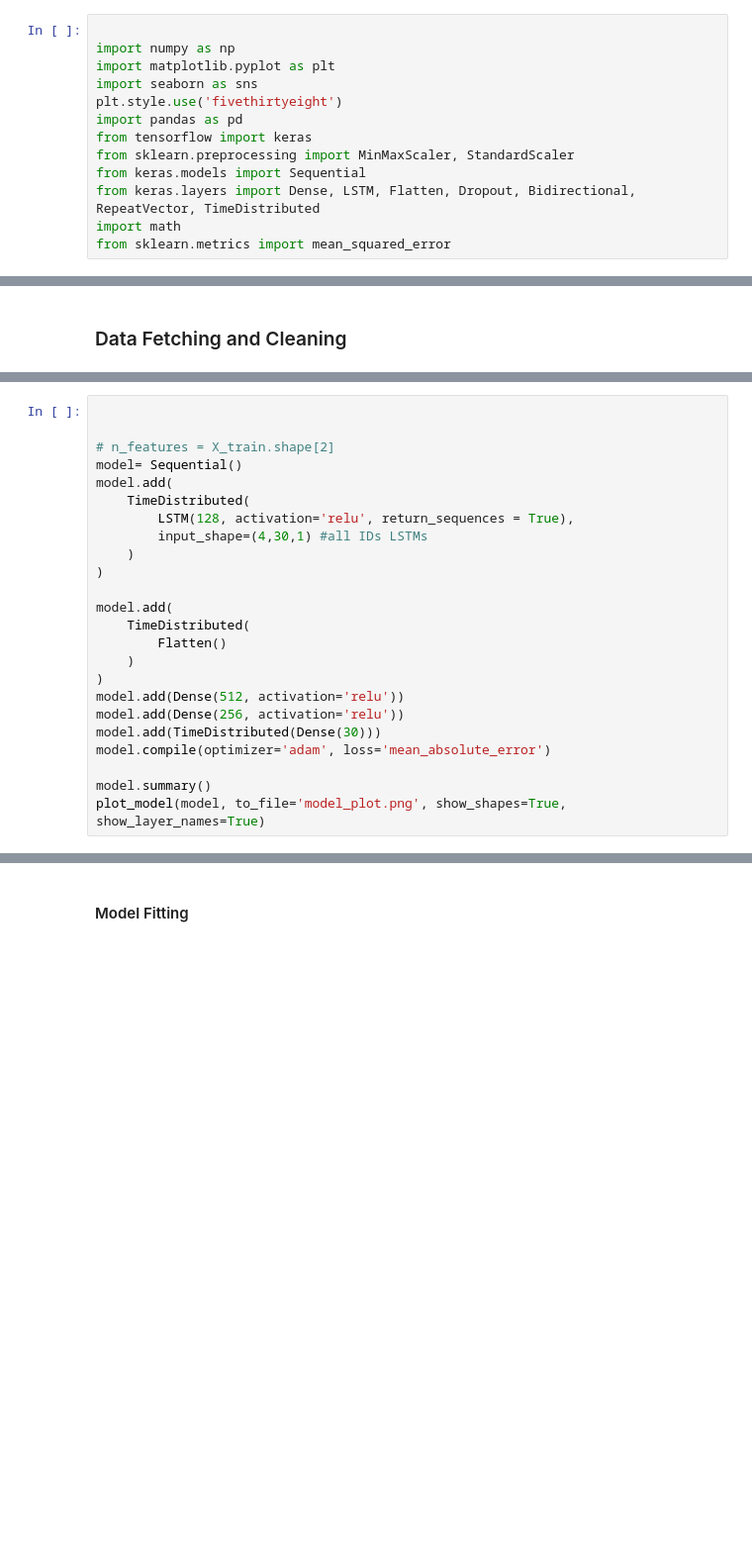
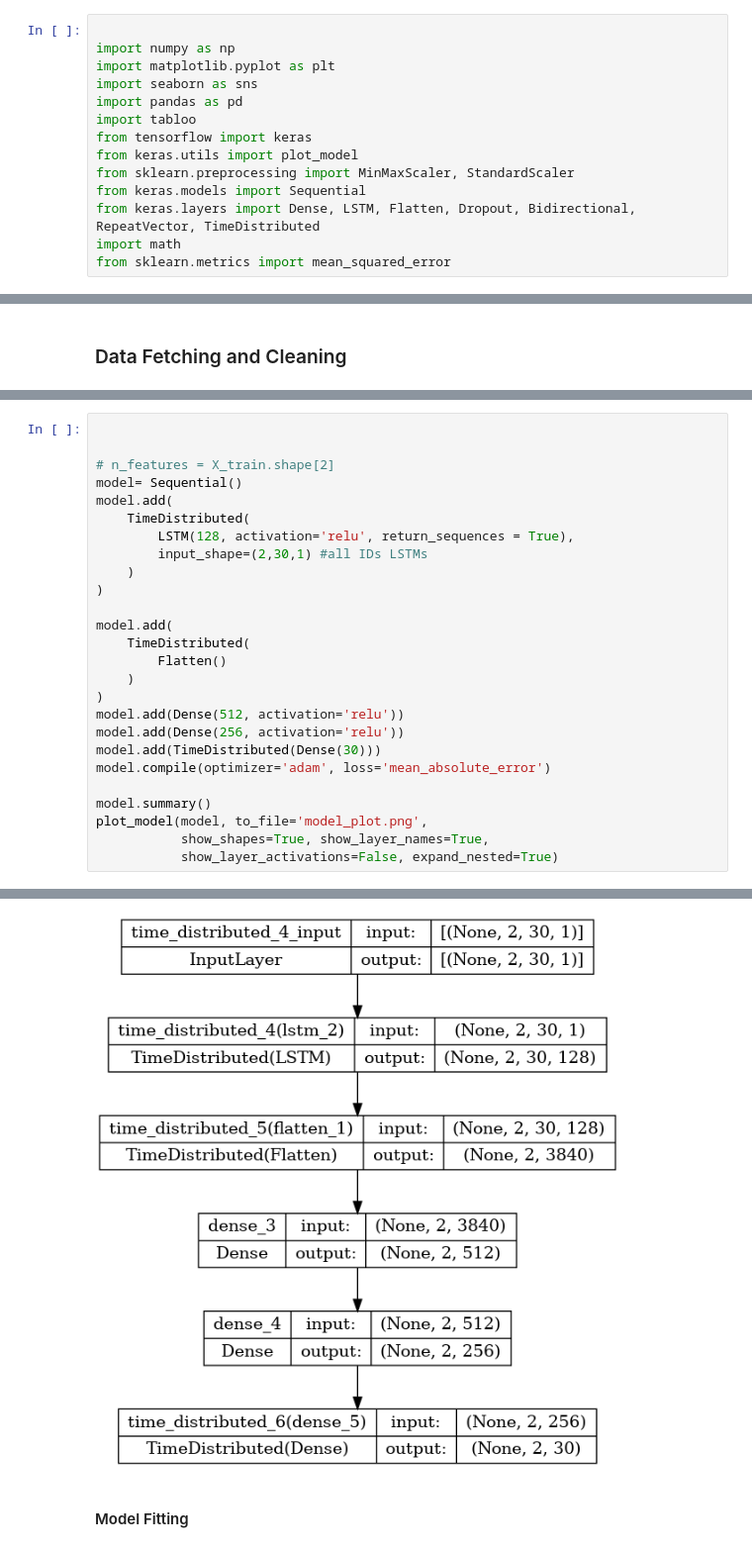
Before and after one commit to abdul2k10023/ML_CAN_IDS, a Jupyter notebook: multi_IDs.ipynb, the cells around one changed output, grey strips where cells are left out. Shown: that part at 99% size. Cells and saved outputs as stored; diff of their text form; blank space fills up the shorter version.

Commit message:
Adjusted and reshaped the data to match the Model Inputs

```diff
--- a/multi_IDs.ipynb
+++ b/multi_IDs.ipynb
@@ -24,9 +24,10 @@ print('4: ', tf.config.get_visible_devices())
 import numpy as np
 import matplotlib.pyplot as plt
 import seaborn as sns
-plt.style.use('fivethirtyeight')
 import pandas as pd
+import tabloo
 from tensorflow import keras
+from keras.utils import plot_model
 from sklearn.preprocessing import MinMaxScaler, StandardScaler
 from keras.models import Sequential
 from keras.layers import Dense, LSTM, Flatten, Dropout, Bidirectional, RepeatVector, TimeDistributed
@@ -127,7 +212,7 @@ model= Sequential()
 model.add(
     TimeDistributed(
         LSTM(128, activation='relu', return_sequences = True),
-        input_shape=(4,30,1) #all IDs LSTMs
+        input_shape=(2,30,1) #all IDs LSTMs
     )
 )
 
@@ -142,5 +227,7 @@ model.add(TimeDistributed(Dense(30)))
 model.compile(optimizer='adam', loss='mean_absolute_error')
 
 model.summary()
-plot_model(model, to_file='model_plot.png', show_shapes=True, show_layer_names=True)
+plot_model(model, to_file='model_plot.png',
+           show_shapes=True, show_layer_names=True,
+           show_layer_activations=False, expand_nested=True)
 # %% [output]
@@ -161,7 +247,8 @@ time_distributed_22 (TimeDis (None, 4, 30)             7710
 Total params: 2,172,190
 Trainable params: 2,172,190
 Non-trainable params: 0
 _________________________________________________________________
+[figure, added]
 # %% [markdown]
 #### Model Fitting
 # %%
```
Also changed, not shown: parts of 21 cells of this notebook, 1 other file.
